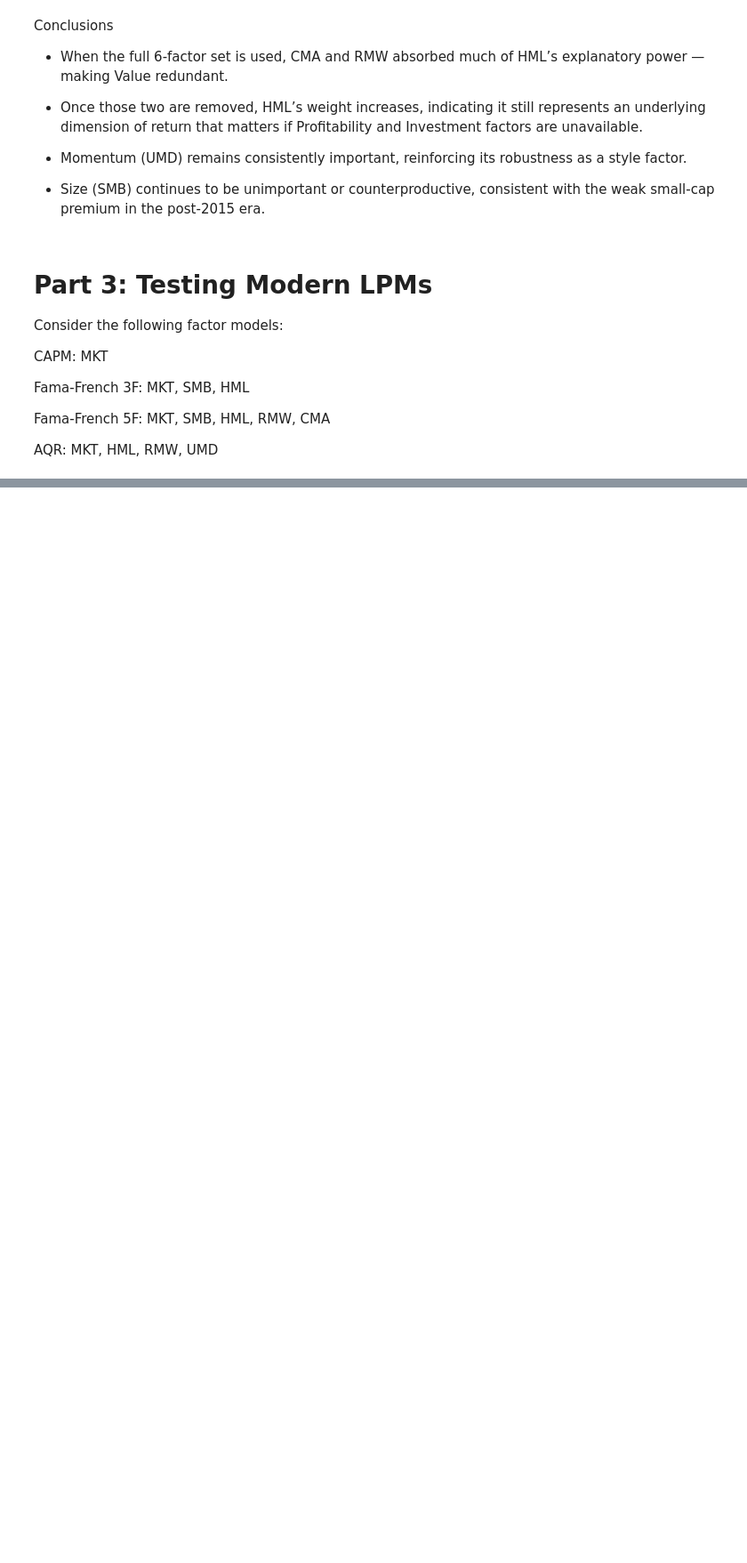
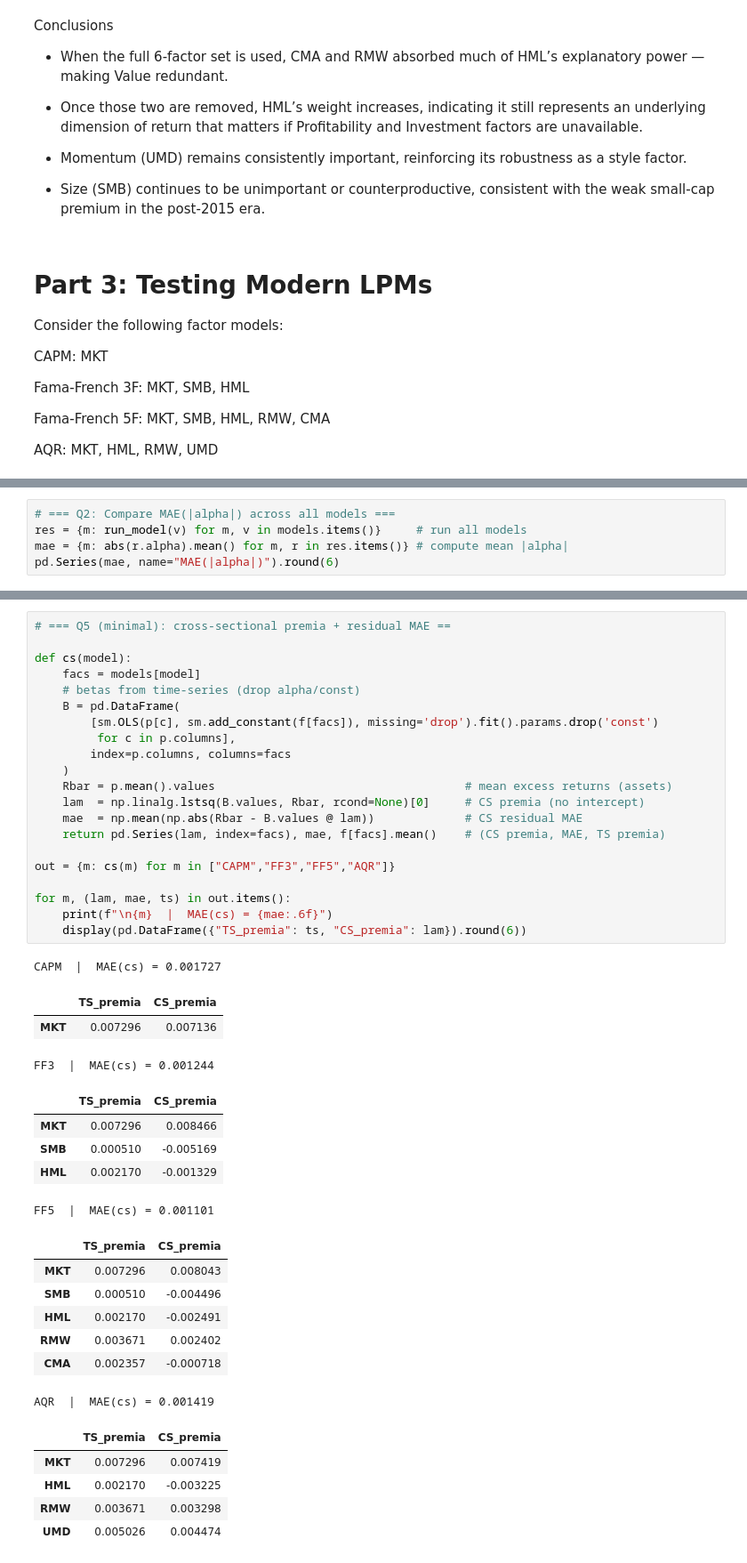
Before and after one commit to Rhazi/portfolio_Group_B4, a Jupyter notebook: Group_B_HMW_5.ipynb, the cells around one changed output, grey strips where cells are left out. Shown at 89% size. Drawn from its saved outputs; the diff is of its cells as text; blank space fills up the shorter version.

```diff
--- a/Group_B_HMW_5.ipynb
+++ b/Group_B_HMW_5.ipynb
@@ -279,0 +370,5 @@ AQR: MKT, HML, RMW, UMD
+# %%
+# === Q2: Compare MAE(|alpha|) across all models ===
+res = {m: run_model(v) for m, v in models.items()}     # run all models
+mae = {m: abs(r.alpha).mean() for m, r in res.items()} # compute mean |alpha|
+pd.Series(mae, name="MAE(|alpha|)").round(6)
@@ -279,0 +495,43 @@ AQR: MKT, HML, RMW, UMD
+# %%
+# === Q5 (minimal): cross-sectional premia + residual MAE ==
+
+def cs(model):
+    facs = models[model]
+    # betas from time-series (drop alpha/const)
+    B = pd.DataFrame(
+        [sm.OLS(p[c], sm.add_constant(f[facs]), missing='drop').fit().params.drop('const')
+         for c in p.columns],
+        index=p.columns, columns=facs
+    )
+    Rbar = p.mean().values                                    # mean excess returns (assets)
+    lam  = np.linalg.lstsq(B.values, Rbar, rcond=None)[0]     # CS premia (no intercept)
+    mae  = np.mean(np.abs(Rbar - B.values @ lam))             # CS residual MAE
+    return pd.Series(lam, index=facs), mae, f[facs].mean()    # (CS premia, MAE, TS premia)
+
+out = {m: cs(m) for m in ["CAPM","FF3","FF5","AQR"]}
+
+for m, (lam, mae, ts) in out.items():
+    print(f"\n{m}  |  MAE(cs) = {mae:.6f}")
+    display(pd.DataFrame({"TS_premia": ts, "CS_premia": lam}).round(6))
+# %% [output]
+CAPM  |  MAE(cs) = 0.001727
+|  | TS_premia | CS_premia |
+| MKT | 0.007296 | 0.007136 |
+FF3  |  MAE(cs) = 0.001244
+|  | TS_premia | CS_premia |
+| MKT | 0.007296 | 0.008466 |
+| SMB | 0.000510 | -0.005169 |
+| HML | 0.002170 | -0.001329 |
+FF5  |  MAE(cs) = 0.001101
+|  | TS_premia | CS_premia |
+| MKT | 0.007296 | 0.008043 |
+| SMB | 0.000510 | -0.004496 |
+| HML | 0.002170 | -0.002491 |
+| RMW | 0.003671 | 0.002402 |
+| CMA | 0.002357 | -0.000718 |
+AQR  |  MAE(cs) = 0.001419
+|  | TS_premia | CS_premia |
+| MKT | 0.007296 | 0.007419 |
+| HML | 0.002170 | -0.003225 |
+| RMW | 0.003671 | 0.003298 |
+| UMD | 0.005026 | 0.004474 |
```
Also changed, not shown: parts of 12 cells of this notebook.
